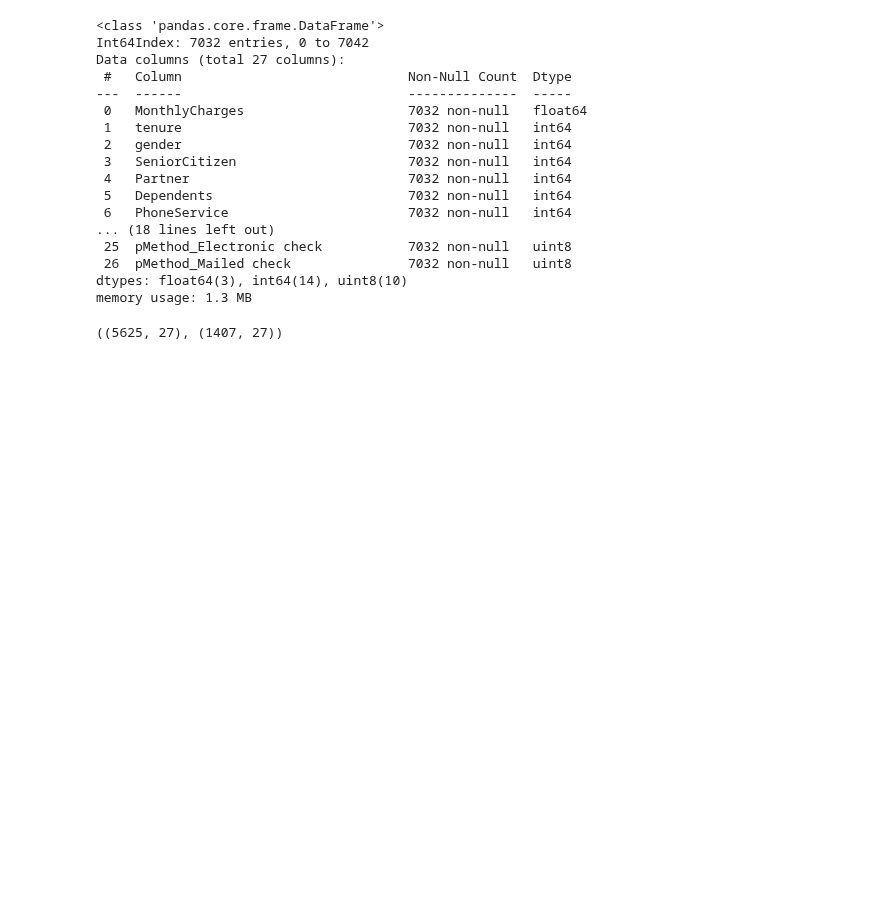
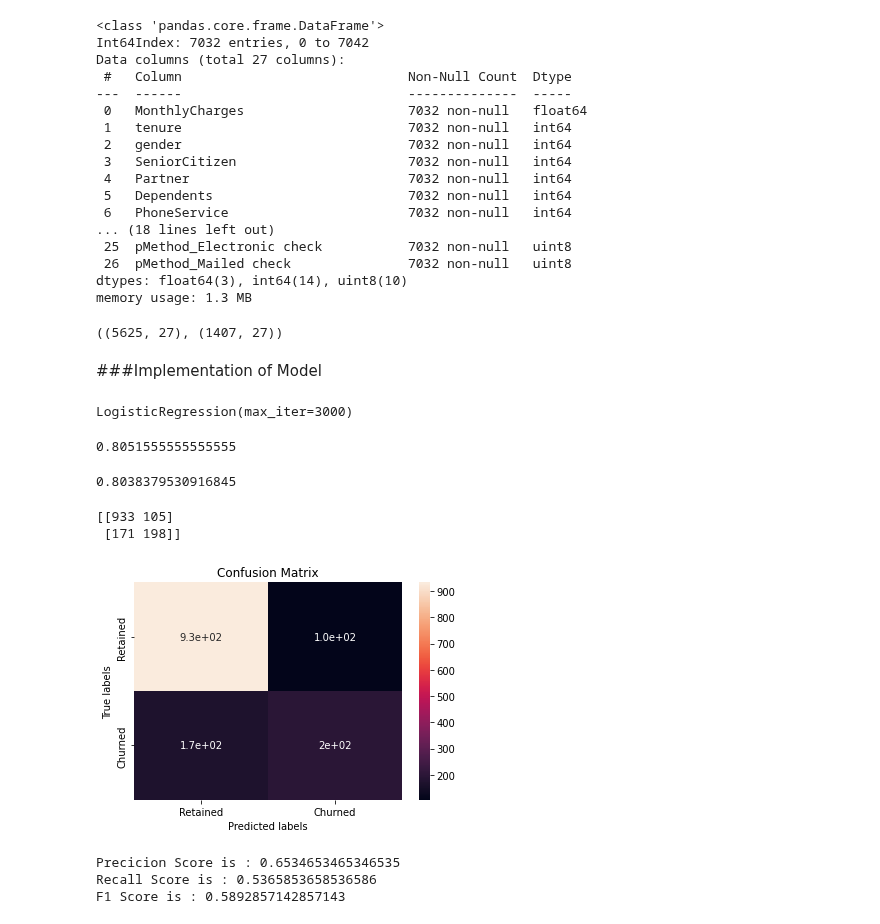
Before and after one commit to Ravinder-Kumar-M/Logistic_Regression, a Jupyter notebook: Logistic_Regression.ipynb, the cells around one changed output. Drawn from its saved outputs; the diff is of its cells as text; code cells hidden in the pictures; blank space fills up the shorter version.

Commit message:
Model Implementation

```diff
--- a/Logistic_Regression.ipynb
+++ b/Logistic_Regression.ipynb
@@ -332,3 +332,58 @@ from sklearn.preprocessing import MinMaxScaler
 scaler = MinMaxScaler()
 x_train  = scaler.fit_transform(X_train)
 x_test = scaler.transform(X_test)
+# %% [markdown]
+###Implementation of Model
+# %%
+from sklearn.linear_model import LogisticRegression
+
+clf = LogisticRegression(fit_intercept=True, max_iter=3000)
+clf.fit(x_train, y_train)
+# %% [output]
+LogisticRegression(max_iter=3000)
+# %%
+clf.score(x_train, y_train)
+# %% [output]
+0.8051555555555555
+# %%
+pred = clf.predict(x_test)
+# %%
+from sklearn.metrics import accuracy_score, confusion_matrix, f1_score, precision_score, recall_score
+
+accuracy_score(y_test, pred)
+# %% [output]
+0.8038379530916845
+# %%
+labels = ['Retained', 'Churned']
+cm = confusion_matrix(y_test, pred)
+print(cm)
+
+plt.figure(figsize = (6,4))
+sns.heatmap(cm, annot= True)
+plt.xlabel('Predicted labels')
+plt.ylabel('True labels')
+plt.title('Confusion Matrix')
+ax = plt.axes()
+ax.set_xticklabels(labels)
+ax.set_yticklabels(labels)
+plt.show()
+# %% [output]
+[[933 105]
+ [171 198]]
+[figure, added]
+# %%
+#Precision Score
+prec = 198/(105+198)
+print(f'Precicion Score is : {prec}')
+
+#Recall Score
+recall = 198 / (171+198)
+print(f'Recall Score is : {recall}')
+
+#F1 Score
+f1_score = 2*(prec*recall) / (prec + recall)
+print(f'F1 Score is : {f1_score}')
+# %% [output]
+Precicion Score is : 0.6534653465346535
+Recall Score is : 0.5365853658536586
+F1 Score is : 0.5892857142857143
```
